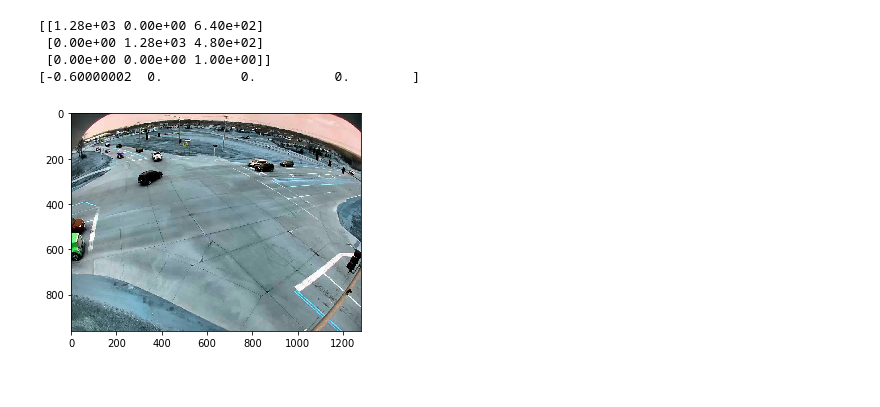
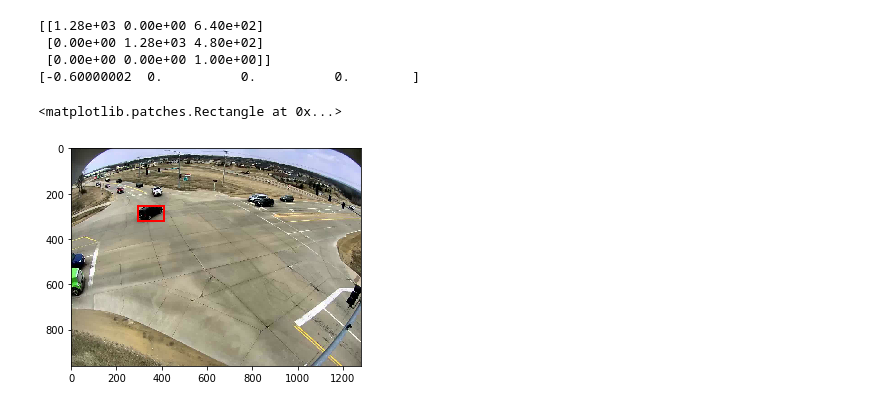
Before and after one commit to mcv-m6-video/mcv-m6-2019-team3, a Jupyter notebook: week5/notebooks/Create siamese dataset.ipynb, the cells around one changed output. Cells and saved outputs as stored; diff of their text form; code cells hidden in the pictures.

```diff
--- a/week5/notebooks/Create siamese dataset.ipynb
+++ b/week5/notebooks/Create siamese dataset.ipynb
@@ -261,10 +262,23 @@ while capture.isOpened():
     if not valid:
         break
     break
-# %%
-plt.imshow(frame)
-plt.show()
-# %% [output]
-[figure, removed]
+# %%
+import matplotlib.pyplot as plt
+import matplotlib.patches as mpatches
+import cv2
+
+fig, ax = plt.subplots()
+ax.imshow(cv2.cvtColor(frame, cv2.COLOR_BGR2RGB))
+
+minc = 295.031
+minr = 252.479
+maxc = minc + 111.785
+maxr = minr + 68.932
+
+rect = mpatches.Rectangle((minc, minr), maxc - minc + 1, maxr - minr + 1, fill=False, edgecolor='red', linewidth=2)
+ax.add_patch(rect)
+# %% [output]
+<matplotlib.patches.Rectangle at 0x...>
+[figure, added]
 # %%
 dst = cv2.undistort(frame, camera_matrix, distort_coef, None, None)
```
Also changed, not shown: parts of 5 cells of this notebook, 1 other file.
